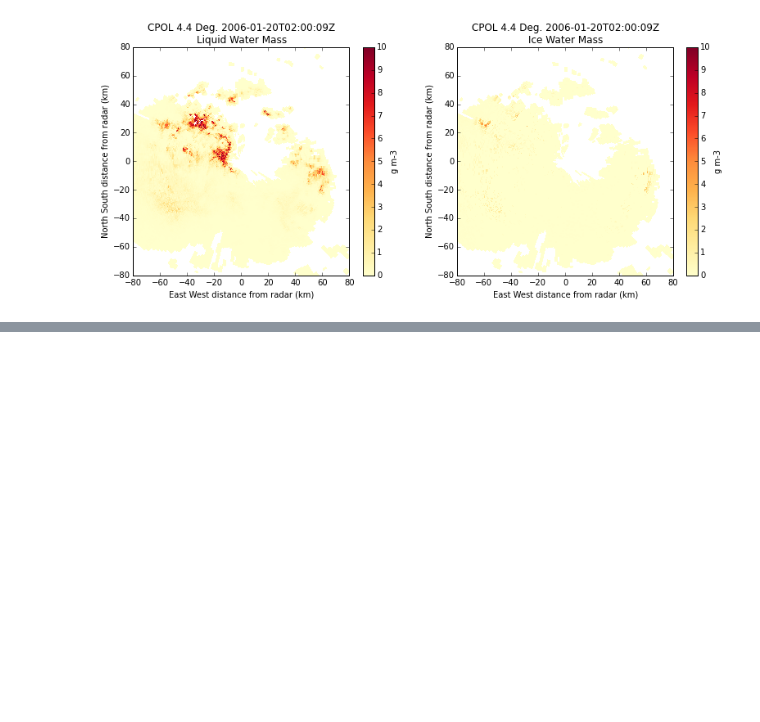
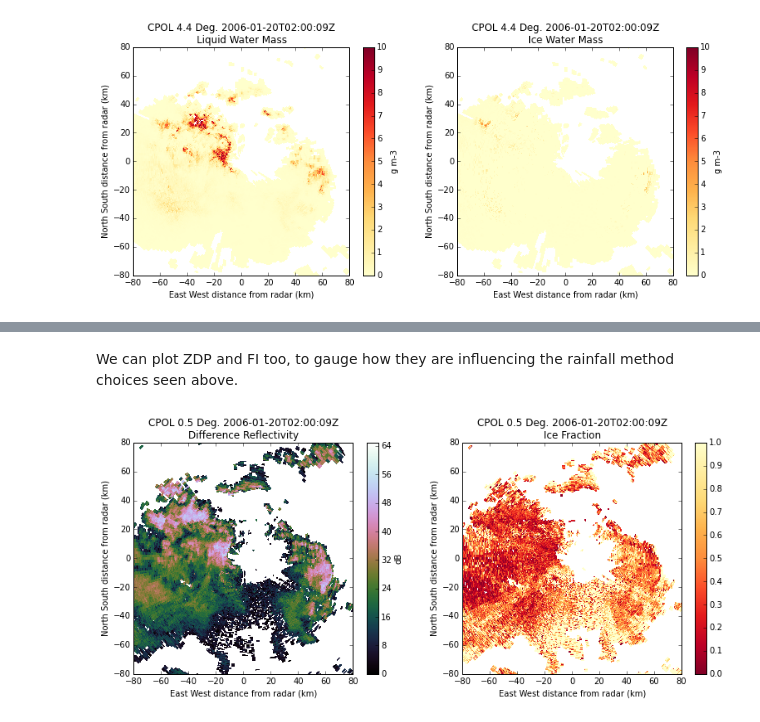
Before and after one commit to CSU-Radarmet/CSU_RadarTools, a Jupyter notebook: notebooks/CSU_RadarTools_Demo.ipynb, the cells around one changed output, grey strips where cells are left out. Drawn from its saved outputs; the diff is of its cells as text; code cells hidden in the pictures; blank space fills up the shorter version.

```diff
--- a/notebooks/CSU_RadarTools_Demo.ipynb
+++ b/notebooks/CSU_RadarTools_Demo.ipynb
@@ -267,0 +326,8 @@ calc_liquid_ice_mass(dbz, zdr, z, T=None, Hfrz=None, method='cifelli', fit_a=Non
+# %% [markdown]
+We can plot ZDP and FI too, to gauge how they are influencing the rainfall method choices seen above.
+# %%
+two_panel_plot(radar, sweep=0, var1='ZDP', units1='dB', vmin1=0, vmax1=65,
+               cmap1='cubehelix', var2='FI', vmin2=0, vmax2=1,
+               cmap2='YlOrRd_r', units2='', xlim=lim, ylim=lim)
+# %% [output]
+[figure, added]
```
Also changed, not shown: parts of 14 cells of this notebook, 1 other file.
